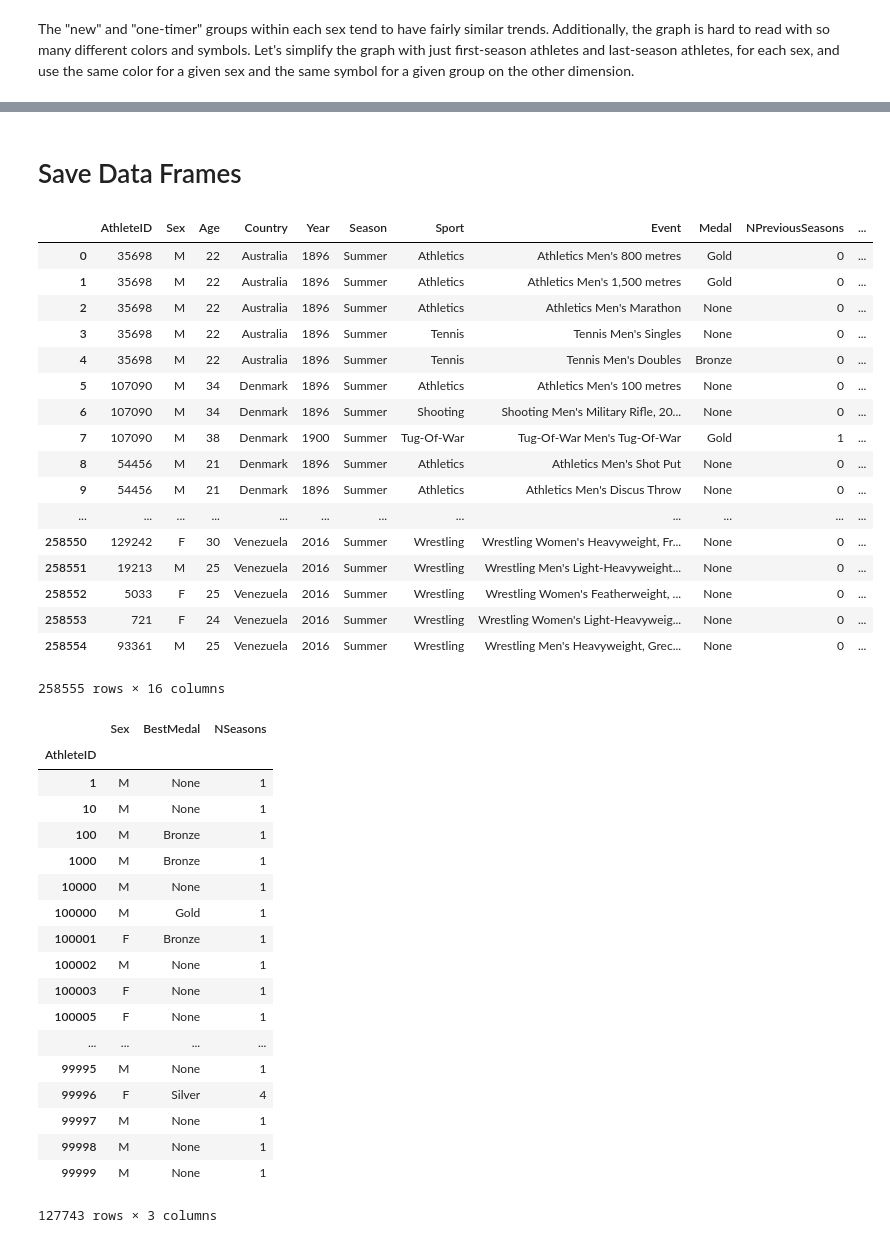
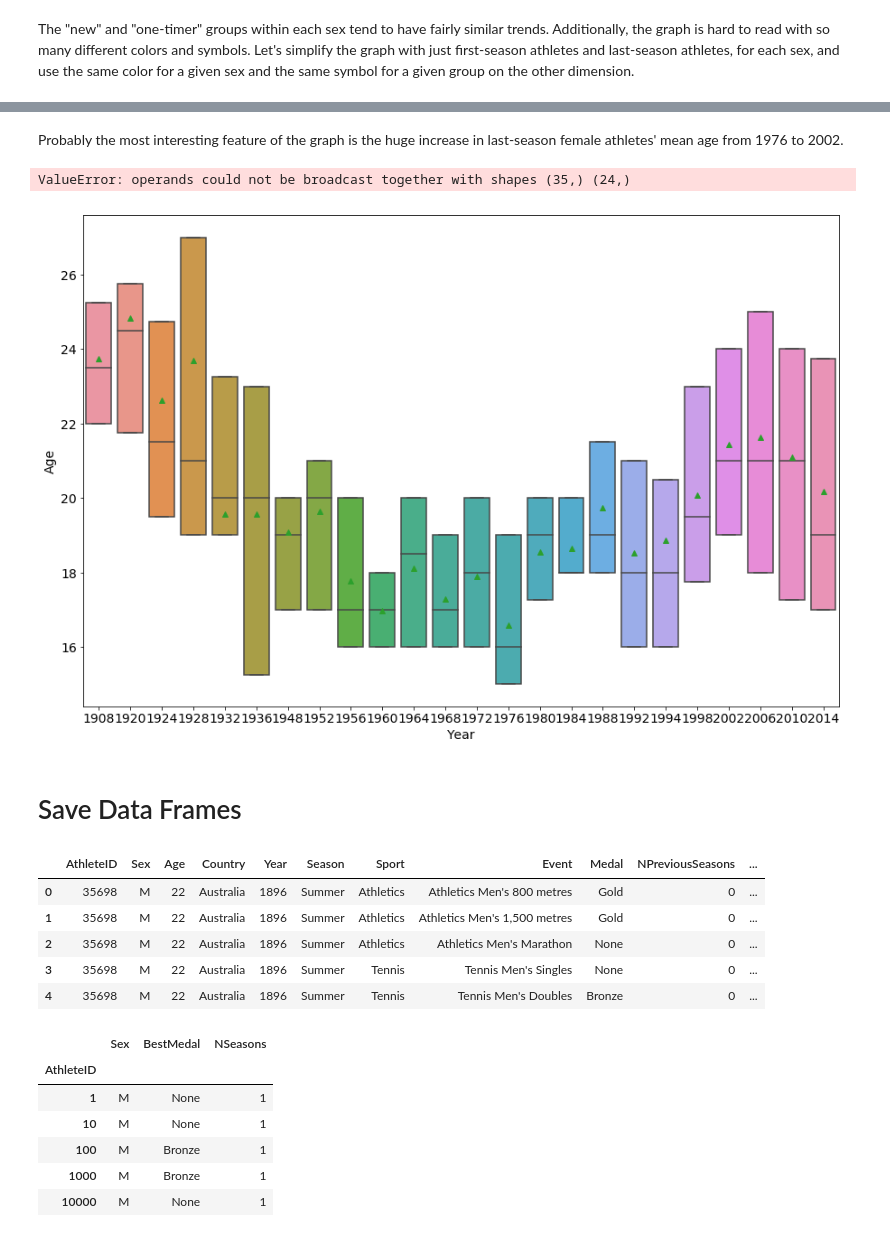
Before and after one commit to davidkobilnyk/OlympicAgeTrends, a Jupyter notebook: olympic_age_trends/exploratory.ipynb, the cells around one changed output, grey strips where cells are left out. Drawn from its saved outputs; the diff is of its cells as text; code cells hidden in the pictures.

```diff
--- a/olympic_age_trends/exploratory.ipynb
+++ b/olympic_age_trends/exploratory.ipynb
@@ -2998,3 +2668,32 @@ g.fig.suptitle('Age over Time for Select Sports, Separated by Sex');
+# %% [markdown]
+Probably the most interesting feature of the graph is the huge increase in last-season female athletes' mean age from 1976 to 2002.
+# %%
+df_ages = (
+    df_explore
+    [df_explore.Event == "Figure Skating Women's Singles"]
+    .groupby(['AthleteID', 'Year'])
+    .Age
+    .mean()  # or min() or max(). The ages are the same for a given athlete.
+    .to_frame()
+    .reset_index()
+)
+# years_to_use = filter(lambda x: x % 8 == 0, df_ages.Year.tolist())
+
+plt.figure(figsize=(15, 10))
+sns.boxplot(
+    data=df_ages,#[df_ages.Year.isin(years_to_use)],
+    y='Age', x='Year', showfliers=False, showmeans=True, whis=0);
+
+# plt.axes().tick_params(labelbottom=False)
+# xticks = range(1900, 2020, 20)
+# list(xticks)
+xticks = map(lambda x: '' if x == 0 else x, (np.array(range(0, 35)) % 2 == 0) * np.array(sorted(df_ages.Year.unique().tolist())))
+plt.xticks(ticks=range(0, 35), labels=xticks);
+# plt.xlabel(xticks)
+# plt.gca().axes.get_xlabels()
+# %% [output]
+ValueError: operands could not be broadcast together with shapes (35,) (24,)
+[figure, added]
 # %% [markdown]
 # Save Data Frames
 # %%
@@ -3003,28 +2702,16 @@ df_explore.to_csv('df_explore.csv')
 df_athletes_explore.to_csv('df_athletes_explore.csv')
 df_season_athletes_explore.to_csv('df_season_athletes_explore.csv')
 # %%
-pd.read_csv('df_explore.csv', index_col=0)
+pd.read_csv('df_explore.csv', index_col=0).head()
 # %% [output]
 |  | AthleteID | Sex | Age | Country | Year | Season | Sport | Event | Medal | NPreviousSeasons | ... |
 | 0 | 35698 | M | 22 | Australia | 1896 | Summer | Athletics | Athletics Men's 800 metres | Gold | 0 | ... |
 | 1 | 35698 | M | 22 | Australia | 1896 | Summer | Athletics | Athletics Men's 1,500 metres | Gold | 0 | ... |
 | 2 | 35698 | M | 22 | Australia | 1896 | Summer | Athletics | Athletics Men's Marathon | None | 0 | ... |
 | 3 | 35698 | M | 22 | Australia | 1896 | Summer | Tennis | Tennis Men's Singles | None | 0 | ... |
 | 4 | 35698 | M | 22 | Australia | 1896 | Summer | Tennis | Tennis Men's Doubles | Bronze | 0 | ... |
-| 5 | 107090 | M | 34 | Denmark | 1896 | Summer | Athletics | Athletics Men's 100 metres | None | 0 | ... |
-| 6 | 107090 | M | 34 | Denmark | 1896 | Summer | Shooting | Shooting Men's Military Rifle, 20... | None | 0 | ... |
-| 7 | 107090 | M | 38 | Denmark | 1900 | Summer | Tug-Of-War | Tug-Of-War Men's Tug-Of-War | Gold | 1 | ... |
-| 8 | 54456 | M | 21 | Denmark | 1896 | Summer | Athletics | Athletics Men's Shot Put | None | 0 | ... |
-| 9 | 54456 | M | 21 | Denmark | 1896 | Summer | Athletics | Athletics Men's Discus Throw | None | 0 | ... |
-| ... | ... | ... | ... | ... | ... | ... | ... | ... | ... | ... | ... |
-| 258550 | 129242 | F | 30 | Venezuela | 2016 | Summer | Wrestling | Wrestling Women's Heavyweight, Fr... | None | 0 | ... |
-| 258551 | 19213 | M | 25 | Venezuela | 2016 | Summer | Wrestling | Wrestling Men's Light-Heavyweight... | None | 0 | ... |
-| 258552 | 5033 | F | 25 | Venezuela | 2016 | Summer | Wrestling | Wrestling Women's Featherweight, ... | None | 0 | ... |
-| 258553 | 721 | F | 24 | Venezuela | 2016 | Summer | Wrestling | Wrestling Women's Light-Heavyweig... | None | 0 | ... |
-| 258554 | 93361 | M | 25 | Venezuela | 2016 | Summer | Wrestling | Wrestling Men's Heavyweight, Grec... | None | 0 | ... |
-258555 rows × 16 columns
 # %%
-pd.read_csv('df_athletes_explore.csv', index_col=0)
+pd.read_csv('df_athletes_explore.csv', index_col=0).head()
 # %% [output]
 |  | Sex | BestMedal | NSeasons |
 | AthleteID |  |  |  |
@@ -3033,16 +2720,4 @@ pd.read_csv('df_athletes_explore.csv', index_col=0)
 | 100 | M | Bronze | 1 |
 | 1000 | M | Bronze | 1 |
 | 10000 | M | None | 1 |
-| 100000 | M | Gold | 1 |
-| 100001 | F | Bronze | 1 |
-| 100002 | M | None | 1 |
-| 100003 | F | None | 1 |
-| 100005 | F | None | 1 |
-| ... | ... | ... | ... |
-| 99995 | M | None | 1 |
-| 99996 | F | Silver | 4 |
-| 99997 | M | None | 1 |
-| 99998 | M | None | 1 |
-| 99999 | M | None | 1 |
-127743 rows × 3 columns
 # %%
```
Also changed, not shown: parts of 47 cells of this notebook, 1 other file.
